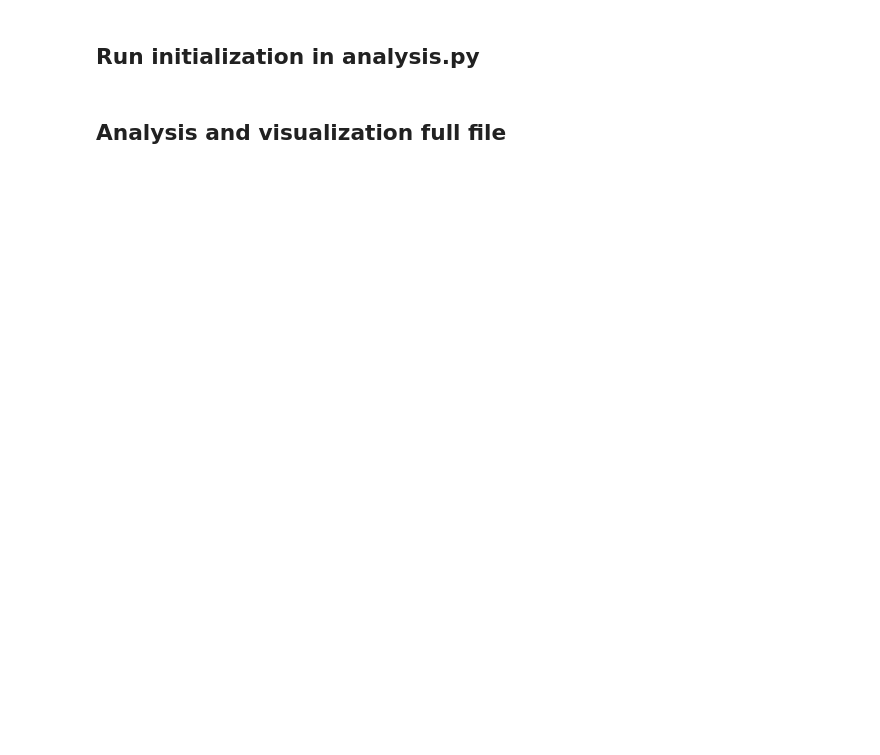
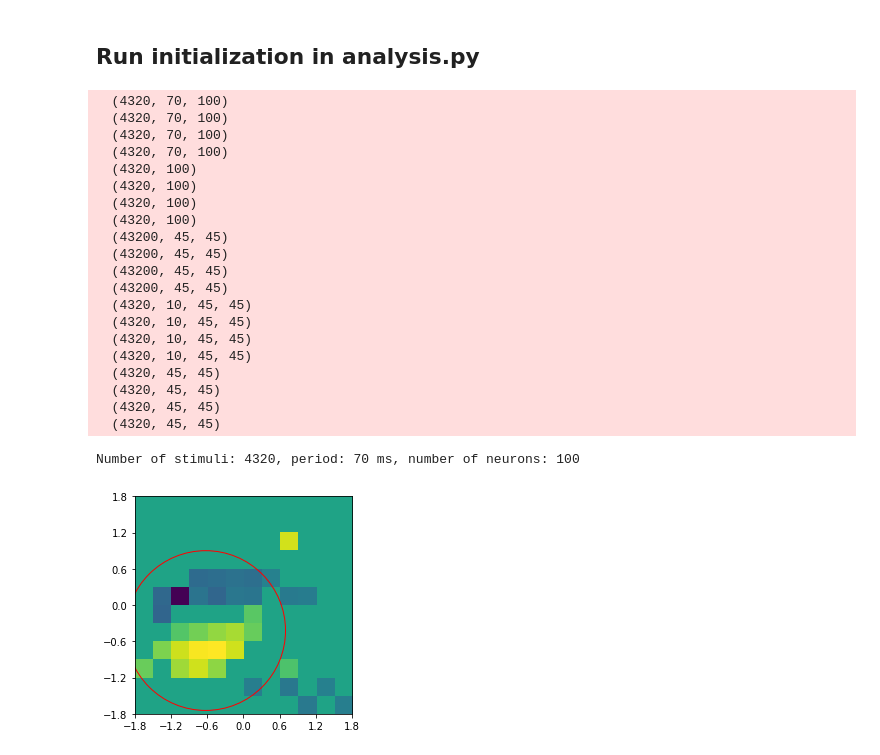
Before and after one commit to rozsatib/mozaik-models, a Jupyter notebook: LSV1M/measure_rf_nb_2.ipynb, the cells around one changed output. Saved outputs shown, nothing was run; the diff lists cells and outputs as text; code cells hidden in the pictures; blank space fills up the shorter version.

Commit message:
Save RFs in separate datastore, plot them in png

```diff
--- a/LSV1M/measure_rf_nb_2.ipynb
+++ b/LSV1M/measure_rf_nb_2.ipynb
@@ -24,5 +3,67 @@ data_store = PickledDataStore(load=True, parameters=ParameterSet(
-# %% [markdown]
-## Analysis and visualization full file
+# %%
+# -*- coding: utf-8 -*-
+import matplotlib
+matplotlib.use('Agg')
+
+#from analysis_and_visualization import *# find_RF_params, load_RF_params_from_datastore, save_RF_params_to_datastore,save_rf_plots
+from mozaik.storage.datastore import PickledDataStore
+from mozaik.tools.distribution_parametrization import MozaikExtendedParameterSet
+from parameters import ParameterSet
+from mozaik.controller import setup_logging
+import sys
+import os
+import re
+setup_logging()
+
+sheets = ["V1_Exc_L4"]#,'V1_Exc_L2/3'])
+
+sys.argv[1] = "../measure_rf_original/mozaik-models/LSV1M/20210406-205715[param.defaults]CombinationParamSearch{trial:[1]}/SelfSustainedPushPull_ParameterSearch_____trial:1"
+sys.argv[2] = "rf_params_datastore"
+
+# Load input datastore
+data_store = PickledDataStore(load=True, parameters=ParameterSet(
+    {'root_directory': sys.argv[1], 'store_stimuli': False}), replace=False)
+
+# Create output datastore
+output_data_store_path = sys.argv[2]
+os.makedirs(output_data_store_path)
+output_data_store = PickledDataStore(load=False, parameters=MozaikExtendedParameterSet({'root_directory': output_data_store_path,'store_stimuli' : False}))
+
+# Find RF params, save in separate datastore
+find_RF_params(data_store,sheets,output_data_store)
+output_data_store.save()
+
+# Plot RFs into images
+rf_px_size = output_data_store.full_datastore.get_analysis_result(identifier="SingleValue",
+                                                                  value_name='Receptive Field pixel size')[0].value
+for sheet in sheets:
+    rf_params = load_RF_params_from_datastore(output_data_store,sheet)
+    rf_img_dir = output_data_store_path + "/" + sheet
+    os.makedirs(rf_img_dir)
+    save_rf_plots(rf_params,rf_img_dir,rf_px_size)
+# %% [output]
+  (4320, 70, 100)
+  (4320, 70, 100)
+  (4320, 70, 100)
+  (4320, 70, 100)
+  (4320, 100)
+  (4320, 100)
+  (4320, 100)
+  (4320, 100)
+  (43200, 45, 45)
+  (43200, 45, 45)
+  (43200, 45, 45)
+  (43200, 45, 45)
+  (4320, 10, 45, 45)
+  (4320, 10, 45, 45)
+  (4320, 10, 45, 45)
+  (4320, 10, 45, 45)
+  (4320, 45, 45)
+  (4320, 45, 45)
+  (4320, 45, 45)
+  (4320, 45, 45)
+Number of stimuli: 4320, period: 70 ms, number of neurons: 100
+[figure, added]
 # %%
 import os
 import psutil
```
Also changed, not shown: parts of 6 cells of this notebook, 1 other file.
